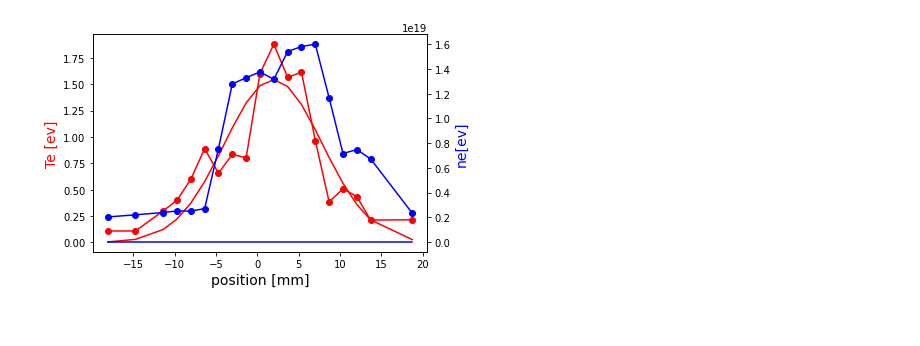
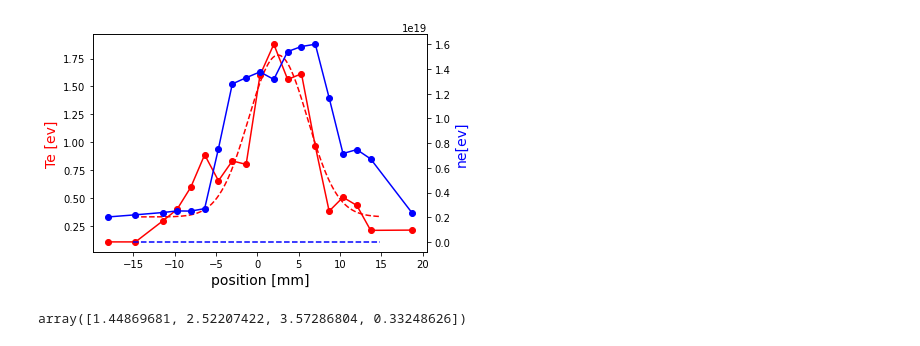
Before and after one commit to mmorbey/Gallium-Experiments, a Jupyter notebook: oo.ipynb, the cells around one changed output. Cells and saved outputs as stored; diff of their text form; code cells hidden in the pictures.

```diff
--- a/oo.ipynb
+++ b/oo.ipynb
@@ -11,8 +11,8 @@ from pandas.api.types import is_numeric_dtype
 filename="Thomson_2021-06-10_#28924.txt"
 # %%
 df = pd.read_csv(filename, delimiter = "\t", skiprows=5, warn_bad_lines=True, error_bad_lines=False) #remove lines that do not have 5
-def gaussian(x, amplitude, mean, stddev):
-    return amplitude * np.exp(-((x - mean) / 2 / stddev)**2)
+def gaussian(x, amplitude, mean, stddev,offset):
+    return amplitude * np.exp(-((x - mean)/ stddev)**2/ 2)+offset
 
 data_columns=df.columns.values
 # %%
@@ -29,15 +29,19 @@ T3=num_df.iloc[t12[1]:len(num_df)]
 # %%
 fig,ax = plt.subplots()
 ax.plot(T1.iloc[:,0],T1.iloc[:,2],color="red",marker="o")
 plt.ylabel('Te [ev]', color="red",fontsize=14)
 plt.xlabel('position [mm]', fontsize=14)
 ax2=ax.twinx()
 popt, _ = optimize.curve_fit(gaussian, T1.iloc[:,0], T1.iloc[:,2])
-ax.plot( T1.iloc[:,0], gaussian(T1.iloc[:,0], *popt),color='red')
+x=np.arange(-15,15,0.1)
+ax.plot( x, gaussian(x, *popt),"--",color='red')
 ax2.plot(T1.iloc[:,0],T1.iloc[:,1],color="blue",marker="o")
 ax2.set_ylabel("ne[ev]",color="blue",fontsize=14)
-popt2, _ = optimize.curve_fit(gaussian, T1.iloc[:,0], T1.iloc[:,1])
-ax2.plot( T1.iloc[:,0], gaussian(T1.iloc[:,0], *popt2),color='blue')
+popt2, pcov = optimize.curve_fit(gaussian, T1.iloc[:,0], T1.iloc[:,1])
+x=np.arange(-15,15,0.1)
+ax2.plot( x, gaussian(x, *popt2),"--",color='blue')
 plt.show()
+popt
 # %% [output]
-[figure, old version]
+[figure, new version]
+array([1.44869681, 2.52207422, 3.57286804, 0.33248626])
```
Also changed, not shown: parts of 3 cells of this notebook.
